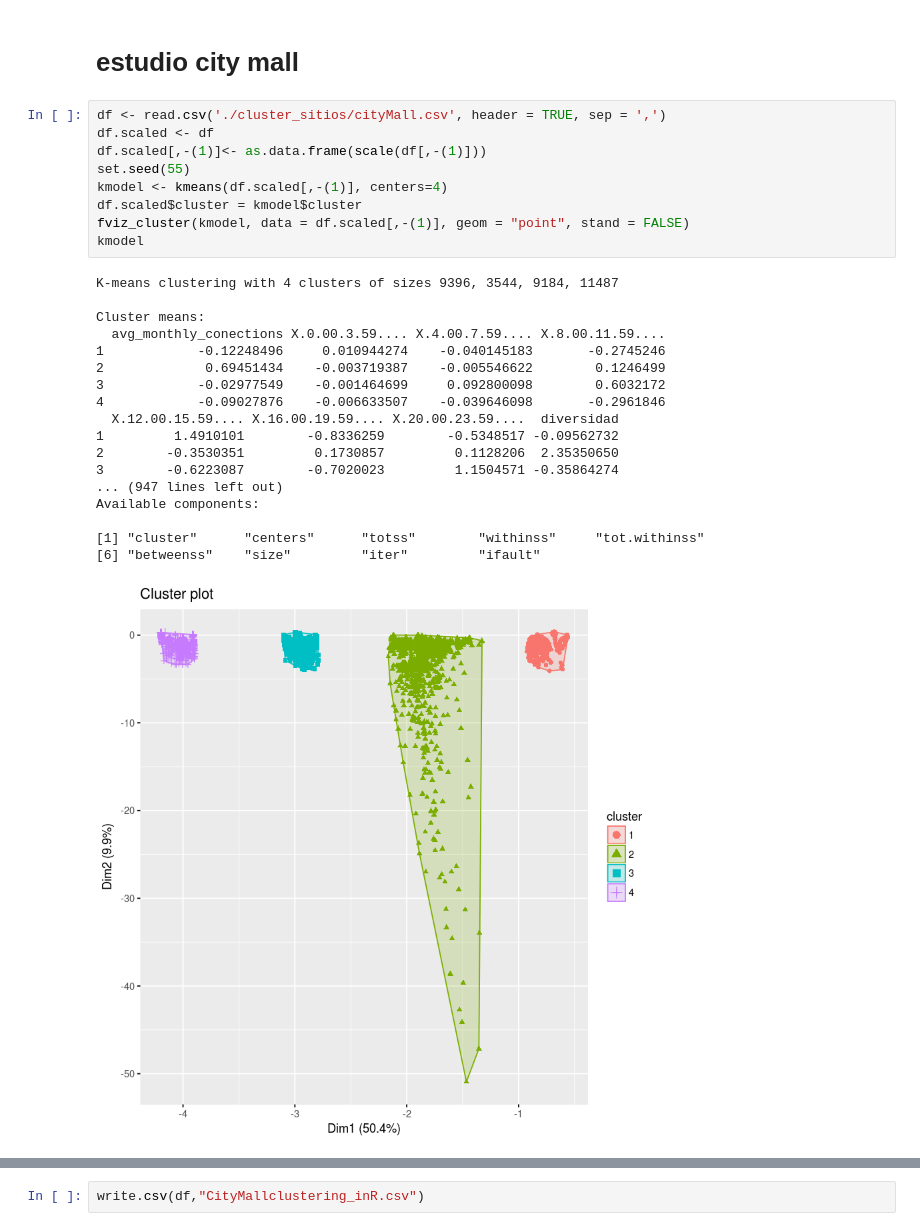
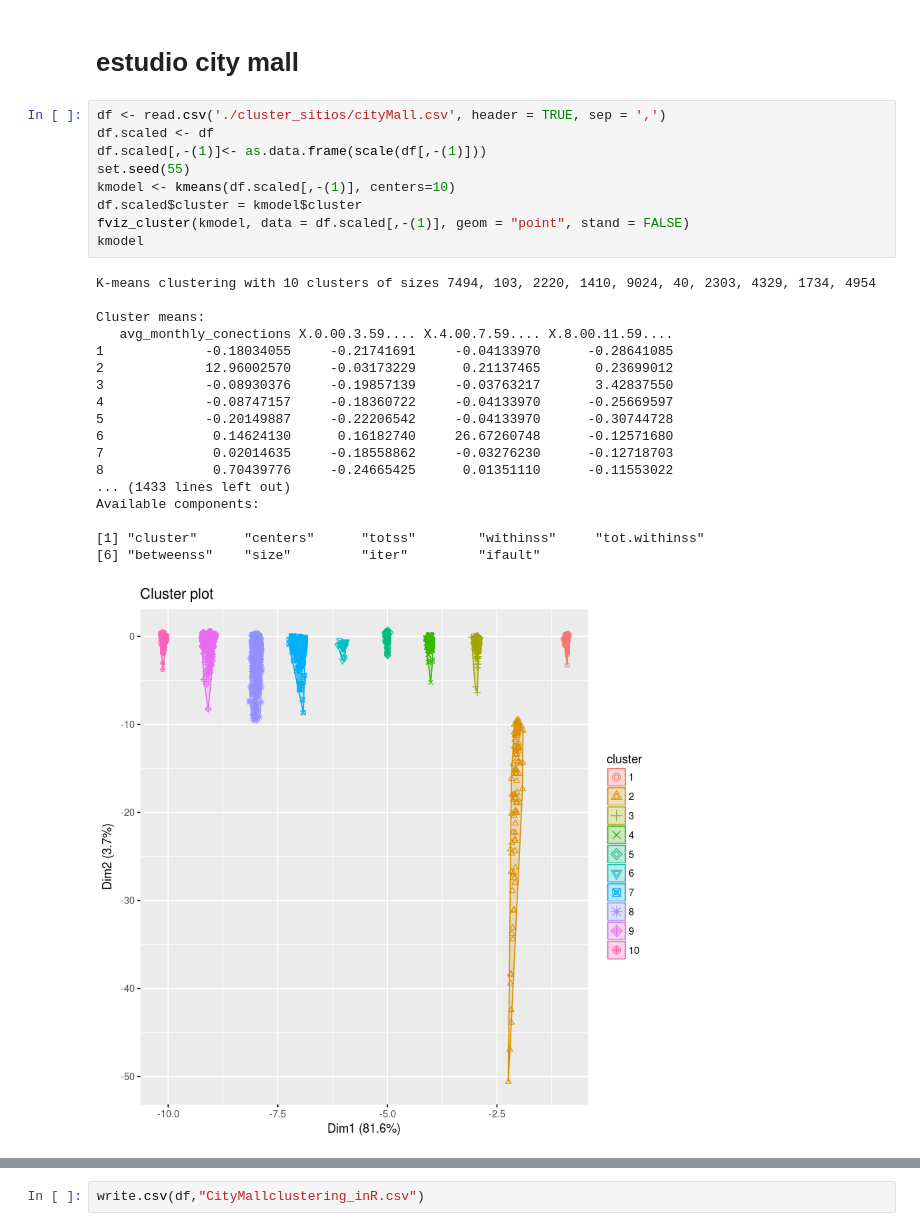
Before and after one commit to jlmasson/exploratorios_RF, a Jupyter notebook: R_Clustering_sitios_formato2.ipynb, the cells around one changed output, grey strips where cells are left out. Drawn from its saved outputs; the diff is of its cells as text.

```diff
--- a/R_Clustering_sitios_formato2.ipynb
+++ b/R_Clustering_sitios_formato2.ipynb
@@ -89,28 +128,28 @@ write.csv(df,"CentroConvencionesclustering_inR.csv")
 # %%
 df <- read.csv('./cluster_sitios/cityMall.csv', header = TRUE, sep = ',')
 df.scaled <- df
 df.scaled[,-(1)]<- as.data.frame(scale(df[,-(1)]))
 set.seed(55)
-kmodel <- kmeans(df.scaled[,-(1)], centers=4)
+kmodel <- kmeans(df.scaled[,-(1)], centers=10)
 df.scaled$cluster = kmodel$cluster
 fviz_cluster(kmodel, data = df.scaled[,-(1)], geom = "point", stand = FALSE)
 kmodel
 # %% [output]
-K-means clustering with 4 clusters of sizes 9396, 3544, 9184, 11487
+K-means clustering with 10 clusters of sizes 7494, 103, 2220, 1410, 9024, 40, 2303, 4329, 1734, 4954
 
 Cluster means:
-  avg_monthly_conections X.0.00.3.59.... X.4.00.7.59.... X.8.00.11.59....
-1            -0.12248496     0.010944274    -0.040145183       -0.2745246
-2             0.69451434    -0.003719387    -0.005546622        0.1246499
-3            -0.02977549    -0.001464699     0.092800098        0.6032172
-4            -0.09027876    -0.006633507    -0.039646098       -0.2961846
-  X.12.00.15.59.... X.16.00.19.59.... X.20.00.23.59....  diversidad
-1         1.4910101        -0.8336259        -0.5348517 -0.09562732
-2        -0.3530351         0.1730857         0.1128206  2.35350650
-3        -0.6223087        -0.7020023         1.1504571 -0.35864274
-... (947 lines left out)
+   avg_monthly_conections X.0.00.3.59.... X.4.00.7.59.... X.8.00.11.59....
+1             -0.18034055     -0.21741691     -0.04133970      -0.28641085
+2             12.96002570     -0.03173229      0.21137465       0.23699012
+3             -0.08930376     -0.19857139     -0.03763217       3.42837550
+4             -0.08747157     -0.18360722     -0.04133970      -0.25669597
+5             -0.20149887     -0.22206542     -0.04133970      -0.30744728
+6              0.14624130      0.16182740     26.67260748      -0.12571680
+7              0.02014635     -0.18558862     -0.03276230      -0.12718703
+8              0.70439776     -0.24665425      0.01351110      -0.11553022
+... (1433 lines left out)
 Available components:
 
 [1] "cluster"      "centers"      "totss"        "withinss"     "tot.withinss"
 [6] "betweenss"    "size"         "iter"         "ifault"
-[figure, old version]
+[figure, new version]
```
Also changed, not shown: parts of 9 cells of this notebook.
